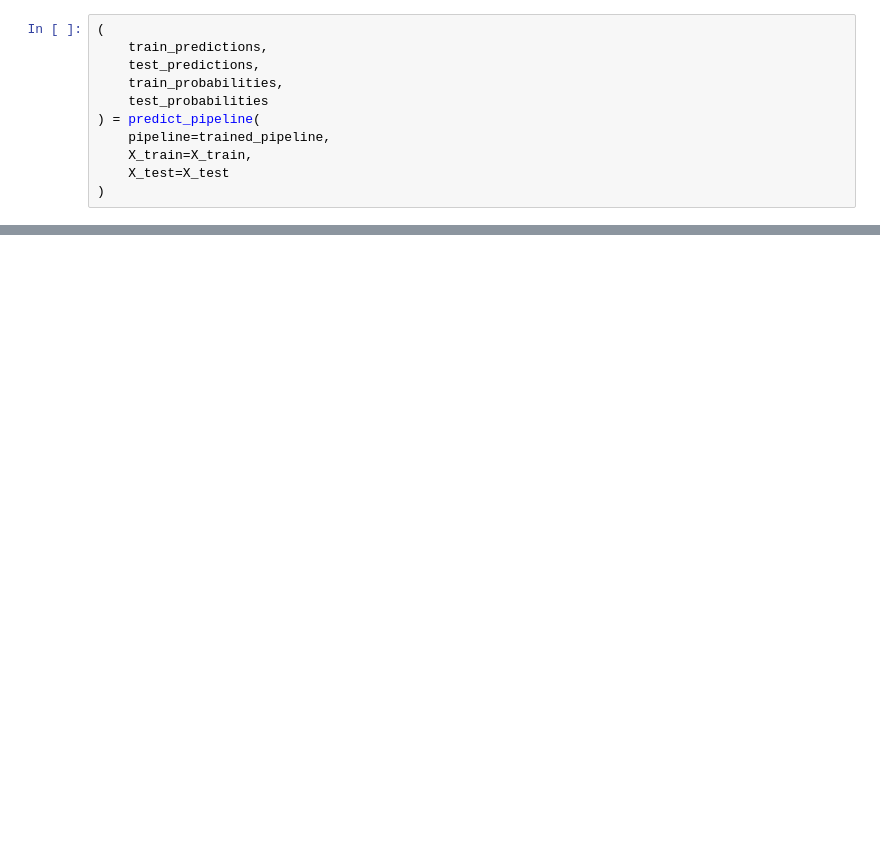
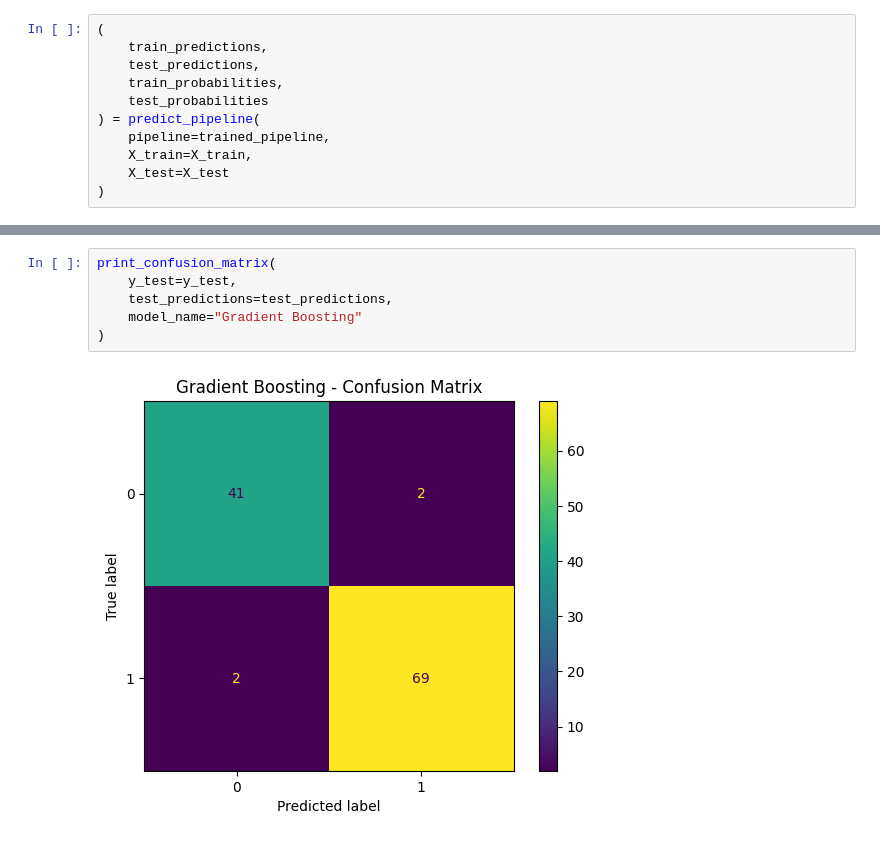
Before and after one commit to Sami-ur-Rehman1073/breast_cancer_prediction, a Jupyter notebook: notebooks/03_modeling.ipynb, the cells around one changed output, grey strips where cells are left out. Cells and saved outputs as stored; diff of their text form; blank space fills up the shorter version.

Commit message:
implemented and evaluated gradient boosting and svm

```diff
--- a/notebooks/03_modeling.ipynb
+++ b/notebooks/03_modeling.ipynb
@@ -708,0 +630,8 @@ comparison_df
+# %%
+print_confusion_matrix(
+    y_test=y_test,
+    test_predictions=test_predictions,
+    model_name="Gradient Boosting"
+)
+# %% [output]
+[figure, added]
```
Also changed, not shown: parts of 58 cells of this notebook.
